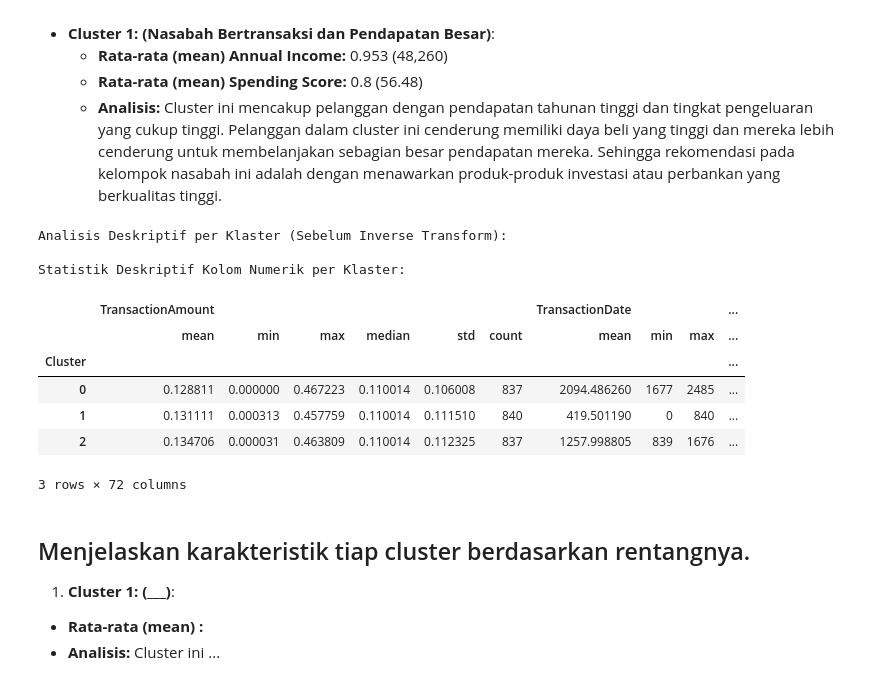
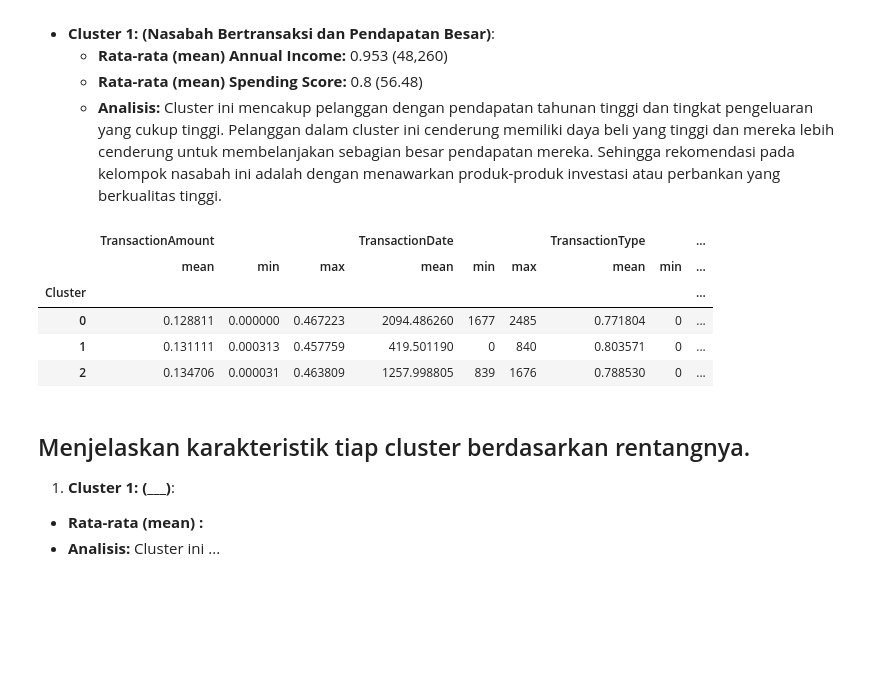
Before and after one commit to zickrian/Subbmision_Asah, a Jupyter notebook: [Clustering]_Submission_Akhir_BMLP_Firdaus.ipynb, the cells around one changed output. Saved outputs shown, nothing was run; the diff lists cells and outputs as text; code cells hidden in the pictures; blank space fills up the shorter version.

```diff
--- a/[Clustering]_Submission_Akhir_BMLP_Firdaus.ipynb
+++ b/[Clustering]_Submission_Akhir_BMLP_Firdaus.ipynb
@@ -499,43 +499,32 @@ joblib.dump(kmeans, "PCA_model_clustering.h5")
 # %%
 # Menampilkan analisis deskriptif minimal mean, min dan max untuk fitur numerik.
 # Silakan menambahkan fungsi agregasi lainnya untuk experience lebih baik.
 
-# Identifikasi kolom numerik dan kategorikal setelah inverse transform
-numerical_cols_inverse = df.select_dtypes(include=np.number).columns.tolist()
-# Hapus kolom 'Cluster' dari daftar kolom numerik karena ini adalah label klaster, bukan fitur numerik asli
-if 'Cluster' in numerical_cols_inverse:
-    numerical_cols_inverse.remove('Cluster')
+# Agar semua kolom tampil di output
+pd.set_option('display.max_columns', None)
 
-categorical_cols_inverse = df.select_dtypes(include='object').columns.tolist()
+# Identifikasi kolom numerik dan kategorikal sebelum inverse
+numerical_cols = df.select_dtypes(include=np.number).columns.tolist()
+if 'Cluster' in numerical_cols:
+    numerical_cols.remove('Cluster')
 
-# Lakukan analisis deskriptif per klaster (groupby 'Cluster')
-print("Analisis Deskriptif per Klaster (Sebelum Inverse Transform):")
+categorical_cols = df.select_dtypes(include='object').columns.tolist()
 
-# Analisis untuk kolom numerik
-if numerical_cols_inverse:
-    print("\nStatistik Deskriptif Kolom Numerik per Klaster:")
-    numerical_agg = df.groupby('Cluster')[numerical_cols_inverse].agg(['mean', 'min', 'max', 'median', 'std', 'count'])
-    display(numerical_agg)
+# Analisis deskriptif per klaster (groupby 'Cluster') untuk fitur numerik
+numerical_agg = df.groupby('Cluster')[numerical_cols].agg(['mean', 'min', 'max'])
+display(numerical_agg)  # Output tabel akan langsung muncul di notebook
 
-# Analisis untuk kolom kategorikal (mode)
-if categorical_cols_inverse:
-    print("\nMode Kolom Kategorikal per Klaster:")
-    # Calculate mode for each categorical column per cluster
-    for col in categorical_cols_inverse:
-        print(f"\nMode untuk kolom: {col}")
-        mode_per_cluster = df.groupby('Cluster')[col].agg(lambda x: x.mode().tolist() if not x.mode().empty else None)
-        display(mode_per_cluster)
+# Analisis mode untuk fitur kategorikal per klaster
+for col in categorical_cols:
+    print(f"Mode {col} per Cluster:")
+    display(df.groupby('Cluster')[col].agg(lambda x: x.mode().iloc[0] if not x.mode().empty else None))
 # %% [output]
-Analisis Deskriptif per Klaster (Sebelum Inverse Transform):
-
-Statistik Deskriptif Kolom Numerik per Klaster:
-|  | TransactionAmount |  |  |  |  |  | TransactionDate |  |  | ... |
-|  | mean | min | max | median | std | count | mean | min | max | ... |
-| Cluster |  |  |  |  |  |  |  |  |  | ... |
-| 0 | 0.128811 | 0.000000 | 0.467223 | 0.110014 | 0.106008 | 837 | 2094.486260 | 1677 | 2485 | ... |
-| 1 | 0.131111 | 0.000313 | 0.457759 | 0.110014 | 0.111510 | 840 | 419.501190 | 0 | 840 | ... |
-| 2 | 0.134706 | 0.000031 | 0.463809 | 0.110014 | 0.112325 | 837 | 1257.998805 | 839 | 1676 | ... |
+|  | TransactionAmount |  |  | TransactionDate |  |  | TransactionType |  | ... |
+|  | mean | min | max | mean | min | max | mean | min | ... |
+| Cluster |  |  |  |  |  |  |  |  | ... |
+| 0 | 0.128811 | 0.000000 | 0.467223 | 2094.486260 | 1677 | 2485 | 0.771804 | 0 | ... |
+| 1 | 0.131111 | 0.000313 | 0.457759 | 419.501190 | 0 | 840 | 0.803571 | 0 | ... |
+| 2 | 0.134706 | 0.000031 | 0.463809 | 1257.998805 | 839 | 1676 | 0.788530 | 0 | ... |
-3 rows × 72 columns
 # %% [markdown]
 ## Menjelaskan karakteristik tiap cluster berdasarkan rentangnya.
 1. **Cluster 1: (___)**:
```
Also changed, not shown: parts of 6 cells of this notebook, 1 other file.
